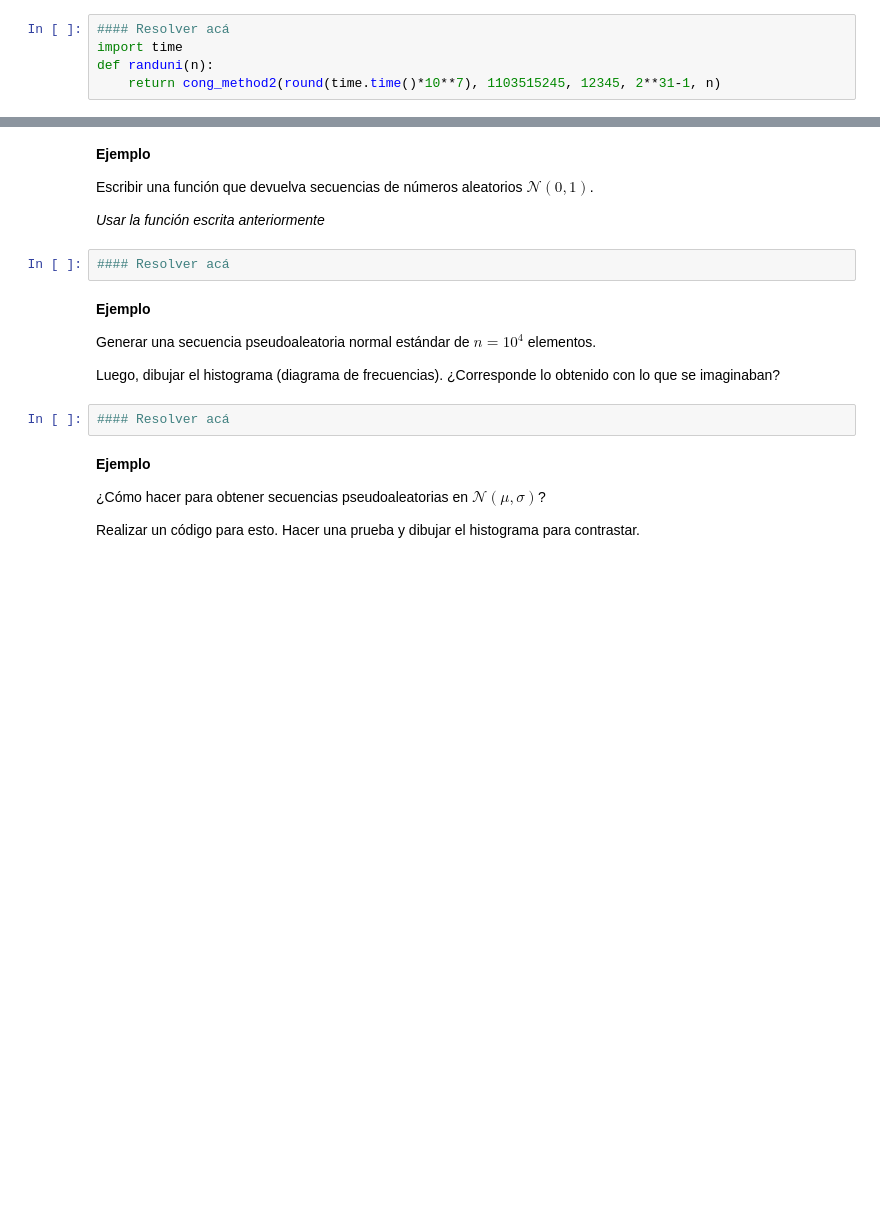
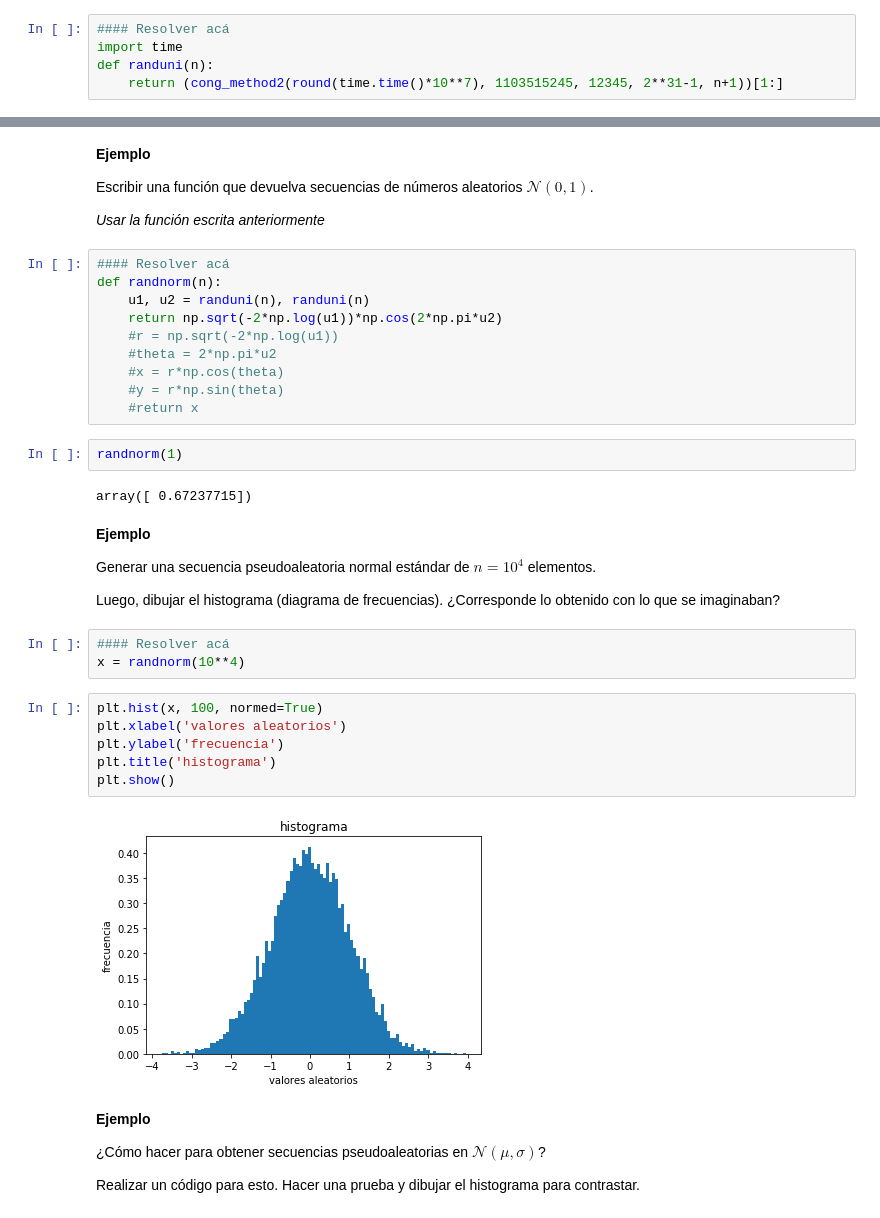
Before and after one commit to esjimenezro/SimRC2018-1, a Jupyter notebook: Modulo1/Clase4_NumerosPseudoaleatorios.ipynb, the cells around one changed output, grey strips where cells are left out. Saved outputs shown, nothing was run; the diff lists cells and outputs as text; blank space fills up the shorter version.

```diff
--- a/Modulo1/Clase4_NumerosPseudoaleatorios.ipynb
+++ b/Modulo1/Clase4_NumerosPseudoaleatorios.ipynb
@@ -225,4 +227,4 @@ Escribir una función que devuelva secuencias de números aleatorios $\mathcal{U
 #### Resolver acá
 import time
 def randuni(n):
-    return cong_method2(round(time.time()*10**7), 1103515245, 12345, 2**31-1, n)
+    return (cong_method2(round(time.time()*10**7), 1103515245, 12345, 2**31-1, n+1))[1:]
@@ -253,8 +261,20 @@ La derivación de esto se basa en la transformación del sistema cartesiano al s
 Escribir una función que devuelva secuencias de números aleatorios $\mathcal{N}(0,1)$.
 
 *Usar la función escrita anteriormente*
-# %%
-#### Resolver acá
+# %%
+#### Resolver acá
+def randnorm(n):
+    u1, u2 = randuni(n), randuni(n)
+    return np.sqrt(-2*np.log(u1))*np.cos(2*np.pi*u2)
+    #r = np.sqrt(-2*np.log(u1))
+    #theta = 2*np.pi*u2
+    #x = r*np.cos(theta)
+    #y = r*np.sin(theta)
+    #return x
+# %%
+randnorm(1)
+# %% [output]
+array([ 0.67237715])
 # %% [markdown]
 **Ejemplo**
 
@@ -263,6 +283,15 @@ Generar una secuencia pseudoaleatoria normal estándar de $n=10^4$ elementos.
 Luego, dibujar el histograma (diagrama de frecuencias). ¿Corresponde lo obtenido con lo que se imaginaban?
 # %%
 #### Resolver acá
+x = randnorm(10**4)
+# %%
+plt.hist(x, 100, normed=True)
+plt.xlabel('valores aleatorios')
+plt.ylabel('frecuencia')
+plt.title('histograma')
+plt.show()
+# %% [output]
+[figure, added]
 # %% [markdown]
 **Ejemplo**
 
```
Also changed, not shown: parts of 9 cells of this notebook.
